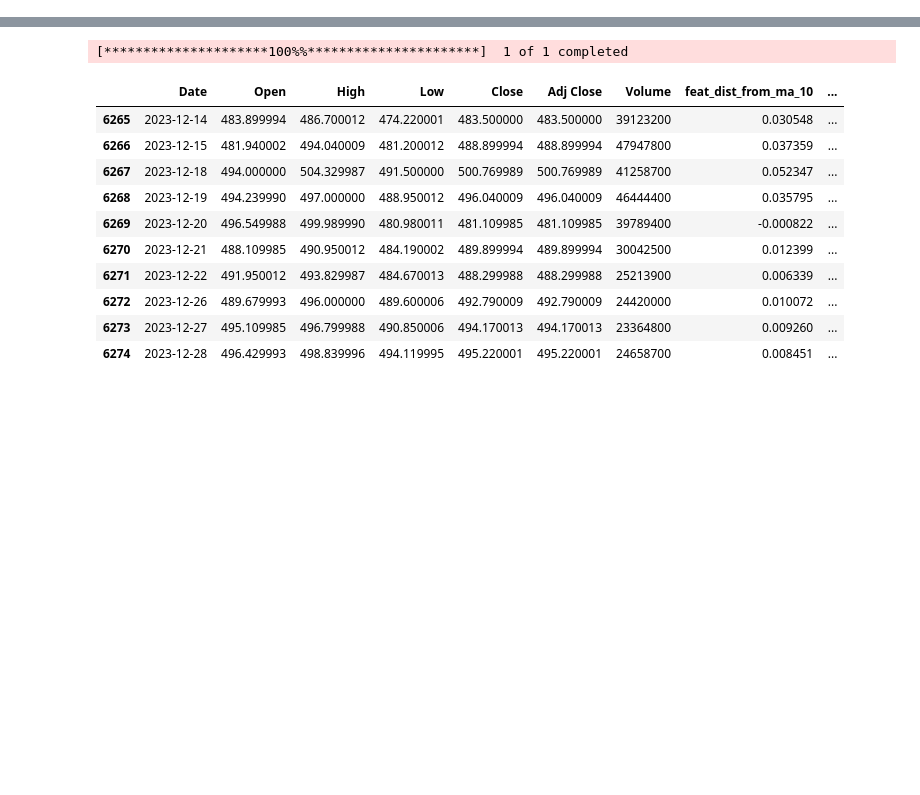
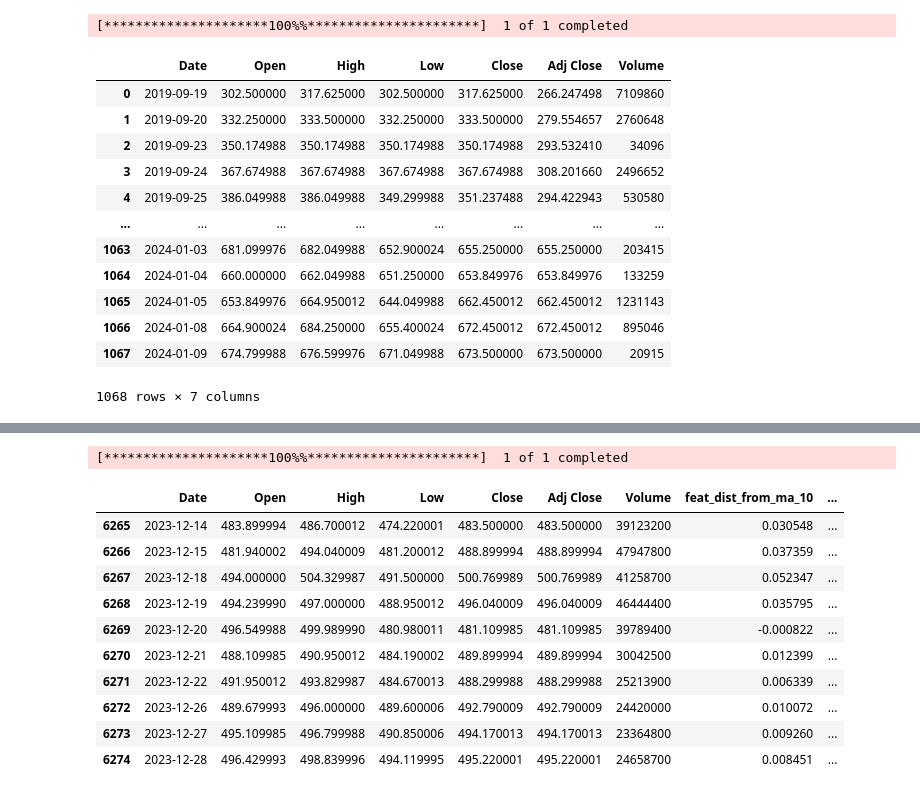
Before and after one commit to 0xrushi/ML-StockPredictor-GUI, a Jupyter notebook: notebooks/random_forest_sma_20.ipynb, the cells around one changed output, grey strips where cells are left out. Cells and saved outputs as stored; diff of their text form; code cells hidden in the pictures; blank space fills up the shorter version.

```diff
--- a/notebooks/sma_20_meta_labelling.ipynb
+++ b/notebooks/random_forest_sma_20.ipynb
@@ -18,0 +1,17 @@ import pickle
+# %%
+yf.download("360ONE.NS").reset_index()
+# %% [output]
+[*********************100%%**********************]  1 of 1 completed
+|  | Date | Open | High | Low | Close | Adj Close | Volume |
+| 0 | 2019-09-19 | 302.500000 | 317.625000 | 302.500000 | 317.625000 | 266.247498 | 7109860 |
+| 1 | 2019-09-20 | 332.250000 | 333.500000 | 332.250000 | 333.500000 | 279.554657 | 2760648 |
+| 2 | 2019-09-23 | 350.174988 | 350.174988 | 350.174988 | 350.174988 | 293.532410 | 34096 |
+| 3 | 2019-09-24 | 367.674988 | 367.674988 | 367.674988 | 367.674988 | 308.201660 | 2496652 |
+| 4 | 2019-09-25 | 386.049988 | 386.049988 | 349.299988 | 351.237488 | 294.422943 | 530580 |
+| ... | ... | ... | ... | ... | ... | ... | ... |
+| 1063 | 2024-01-03 | 681.099976 | 682.049988 | 652.900024 | 655.250000 | 655.250000 | 203415 |
+| 1064 | 2024-01-04 | 660.000000 | 662.049988 | 651.250000 | 653.849976 | 653.849976 | 133259 |
+| 1065 | 2024-01-05 | 653.849976 | 664.950012 | 644.049988 | 662.450012 | 662.450012 | 1231143 |
+| 1066 | 2024-01-08 | 664.900024 | 684.250000 | 655.400024 | 672.450012 | 672.450012 | 895046 |
+| 1067 | 2024-01-09 | 674.799988 | 676.599976 | 671.049988 | 673.500000 | 673.500000 | 20915 |
+1068 rows × 7 columns
```
Also changed, not shown: parts of 12 cells of this notebook, 30 other files.
